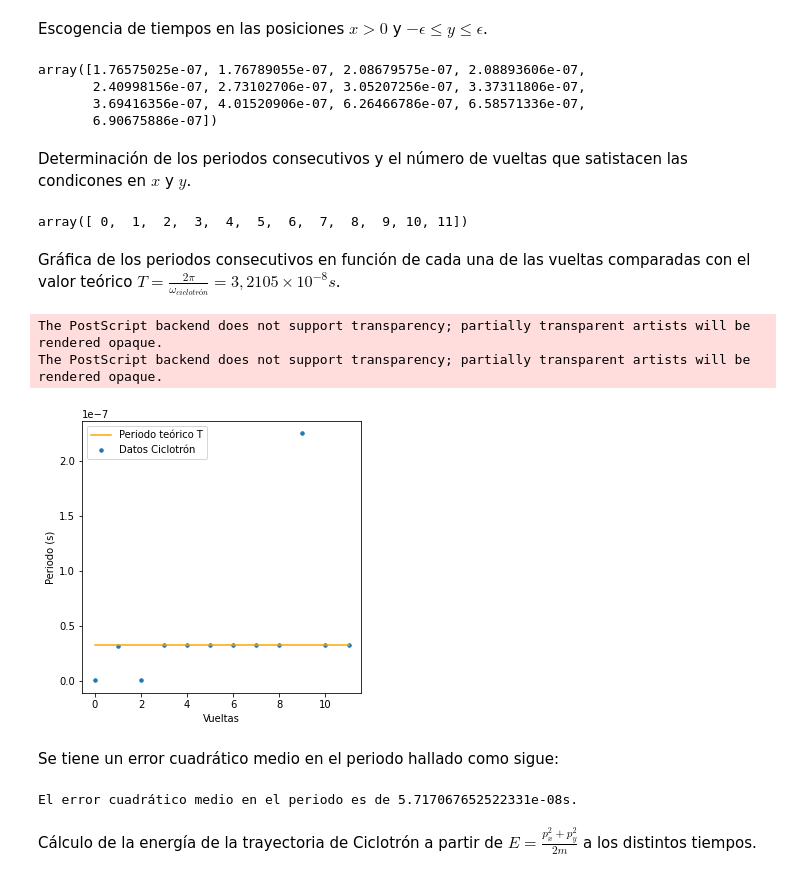
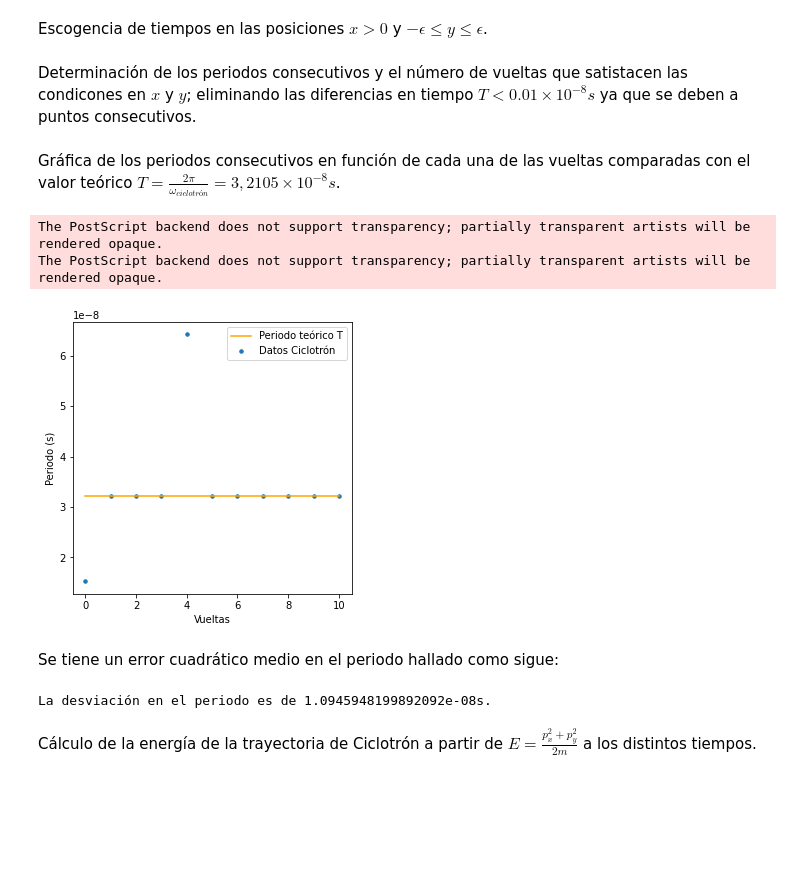
Before and after one commit to SantiagoBeltran/Trabajo2_Aceleradores, a Jupyter notebook: Ciclotron.ipynb, the cells around one changed output. Saved outputs shown, nothing was run; the diff lists cells and outputs as text; code cells hidden in the pictures; blank space fills up the shorter version.

```diff
--- a/Ciclotron.ipynb
+++ b/Ciclotron.ipynb
@@ -33,20 +33,20 @@ def pasoApaso(q,B,v_0,theta_0,m,N,R):
     t=[0.0]
     omega=q*B/m
     dt=2*np.pi/(omega*N)
-    x=[-d/2]
+    x=[0]
     y=[0]
     v_x=[-v_0*np.sin(theta_0)]
     v_y=[v_0*np.cos(theta_0)]
     r=0
     while r<=R:
         a_x=omega*v_y[-1]
-        a_y=-omega*v_x[-1]+campoElectrico(x[-1],t[-1])*q/m
+        a_y=-omega*v_x[-1]+campoElectrico(y[-1],t[-1])*q/m
         x_new=x[-1]+v_x[-1]*dt
         y_new=y[-1]+v_y[-1]*dt
+        v_x.append(v_x[-1]+a_x*dt)
+        v_y.append(v_y[-1]+a_y*dt)
         x.append(x_new)
         y.append(y_new)
-        v_x.append(v_x[-1]+a_x*dt)
-        v_y.append(v_y[-1]+a_y*dt)
         t.append(t[-1]+dt)
         r=np.sqrt(x[-1]**2+y[-1]**2)
     x=np.array(x)
@@ -58,7 +58,7 @@ def pasoApaso(q,B,v_0,theta_0,m,N,R):
 # %% [markdown]
 Cálculo de la trayectoria del protón con los datos experimentales dados y con pasos de tiempo $dt=\frac{2\pi}{N\omega_{ciclotrón}}$.
 # %%
-N=150
+N=1000
 t,x,y,vx,vy=pasoApaso(q,B,v_0,0.0,m,N,R)
 # %%
 0.5*m*(vx[-1]**2+vy[-1]**2),E
@@ -118,46 +118,37 @@ plt.savefig("radiosCiclo.svg")
 Escogencia de tiempos en las posiciones $x>0$ y $-\epsilon\leq y\leq \epsilon$.
 # %%
 ll0=x>0
-ll1=y<0.002
-ll2=y>-0.002
+ll1=y<0.0007
+ll2=y>-0.0007
 ll=ll0*ll1*ll2
-t[ll]
-# %% [output]
-array([1.76575025e-07, 1.76789055e-07, 2.08679575e-07, 2.08893606e-07,
-       2.40998156e-07, 2.73102706e-07, 3.05207256e-07, 3.37311806e-07,
-       3.69416356e-07, 4.01520906e-07, 6.26466786e-07, 6.58571336e-07,
-       6.90675886e-07])
 # %% [markdown]
-Determinación de los periodos consecutivos y el número de vueltas que satistacen las condicones en $x$ y $y$.
+Determinación de los periodos consecutivos y el número de vueltas que satistacen las condicones en $x$ y $y$; eliminando las diferencias en tiempo $T<0.01\times 10^{-8}s$ ya que se deben a puntos consecutivos.
 # %%
 T=np.zeros(len(t[ll])-1)
 for j in range(len(t[ll])-1):
     T[j]=t[ll][j+1]-t[ll][j]
-vuelta=np.arange(0,len(T),1)
-vuelta
+vuelta=np.arange(0,len(T[T>0.01E-8]),1)
-# %% [output]
-array([ 0,  1,  2,  3,  4,  5,  6,  7,  8,  9, 10, 11])
 # %% [markdown]
 Gráfica de los periodos consecutivos en función de cada una de las vueltas comparadas con el valor teórico $T=\frac{2\pi}{\omega_{ciclotrón}}=3,2105\times 10^{-8}s$.
 # %%
 plt.figure(figsize=(5,5))
-plt.scatter(vuelta,T, s=12, label="Datos Ciclotrón")
+plt.scatter(vuelta,T[T>0.01E-8], s=12, label="Datos Ciclotrón")
 plt.plot(vuelta,2*np.pi/omega*np.ones(len(vuelta)), c="orange", label="Periodo teórico T")
 plt.legend()
 plt.ylabel("Periodo (s)")
 plt.xlabel("Vueltas")
 plt.savefig("periodoVueltas.eps")
 # %% [output]
 The PostScript backend does not support transparency; partially transparent artists will be rendered opaque.
 The PostScript backend does not support transparency; partially transparent artists will be rendered opaque.
-[figure, old version]
+[figure, new version]
 # %% [markdown]
 Se tiene un error cuadrático medio en el periodo hallado como sigue:
 # %%
-errorT=np.sqrt((1/len(vuelta))*np.sum((T-2*np.pi/omega*np.ones(len(vuelta)))**2))
+errorT=np.sqrt((1/len(vuelta))*np.sum((T[T>0.01E-8]-2*np.pi/omega*np.ones(len(vuelta)))**2))
 print("La desviación en el periodo es de {}s.".format(errorT))
 # %% [output]
-El error cuadrático medio en el periodo es de 5.717067652522331e-08s.
+La desviación en el periodo es de 1.0945948199892092e-08s.
 # %% [markdown]
 Cálculo de la energía de la trayectoria de Ciclotrón a partir de $E=\frac{p_x^2+p_y^2}{2m}$ a los distintos tiempos.
 # %%
```
Also changed, not shown: parts of 11 cells of this notebook.
